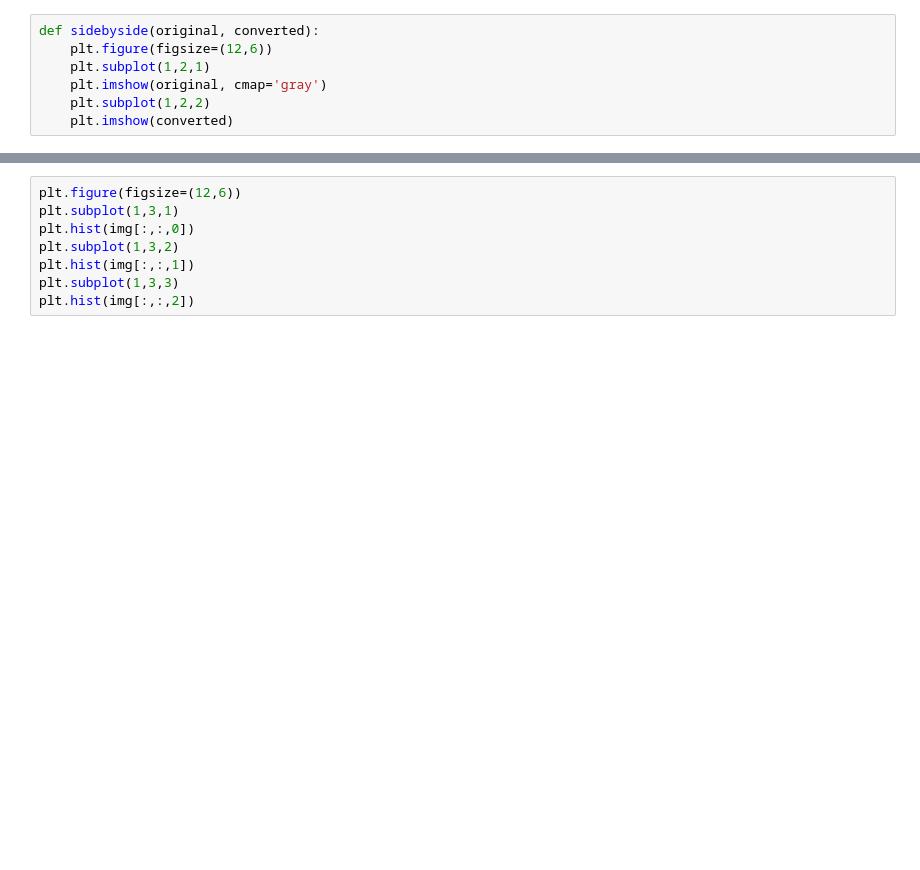
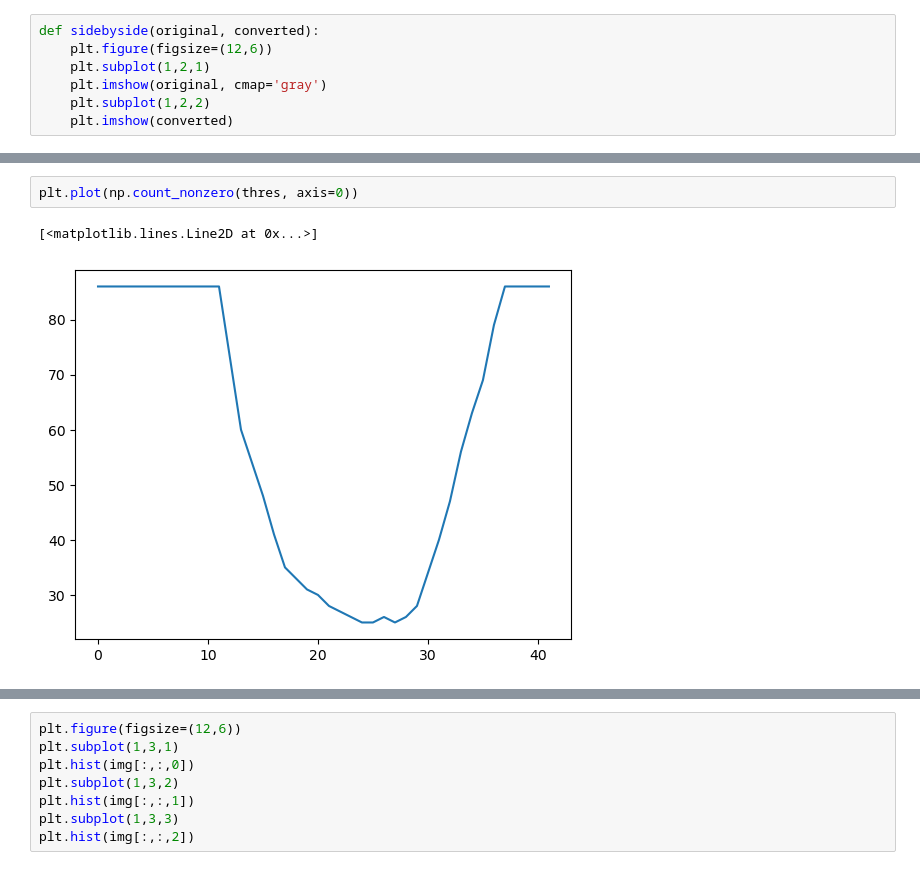
Before and after one commit to muthuganeshece/CVProjects, a Jupyter notebook: XRay/Debluring/Debluring.ipynb, the cells around one changed output, grey strips where cells are left out. Saved outputs shown, nothing was run; the diff lists cells and outputs as text; blank space fills up the shorter version.

```diff
--- a/XRay/Debluring/Debluring.ipynb
+++ b/XRay/Debluring/Debluring.ipynb
@@ -72,0 +104,5 @@ array([42, 42, 42, 42, 42, 42, 42, 42, 42, 42, 42, 42, 42, 42, 38, 33, 31,
+# %%
+plt.plot(np.count_nonzero(thres, axis=0))
+# %% [output]
+[<matplotlib.lines.Line2D at 0x...>]
+[figure, added]
```
Also changed, not shown: parts of 18 cells of this notebook, 1 other file.
